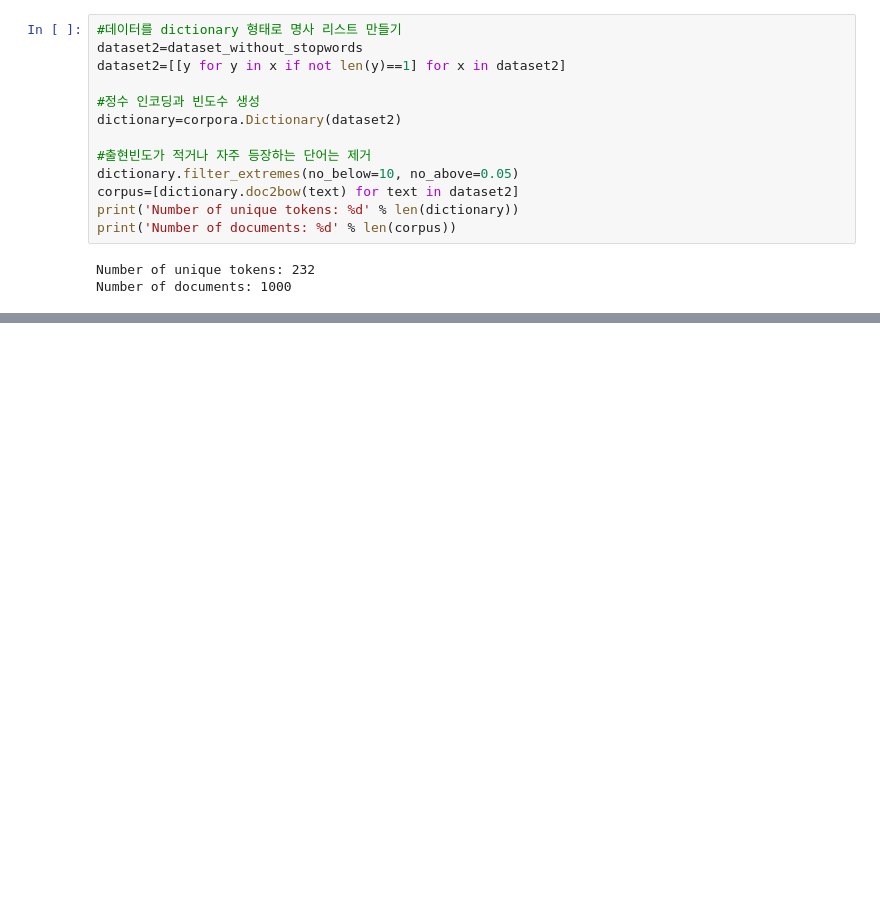
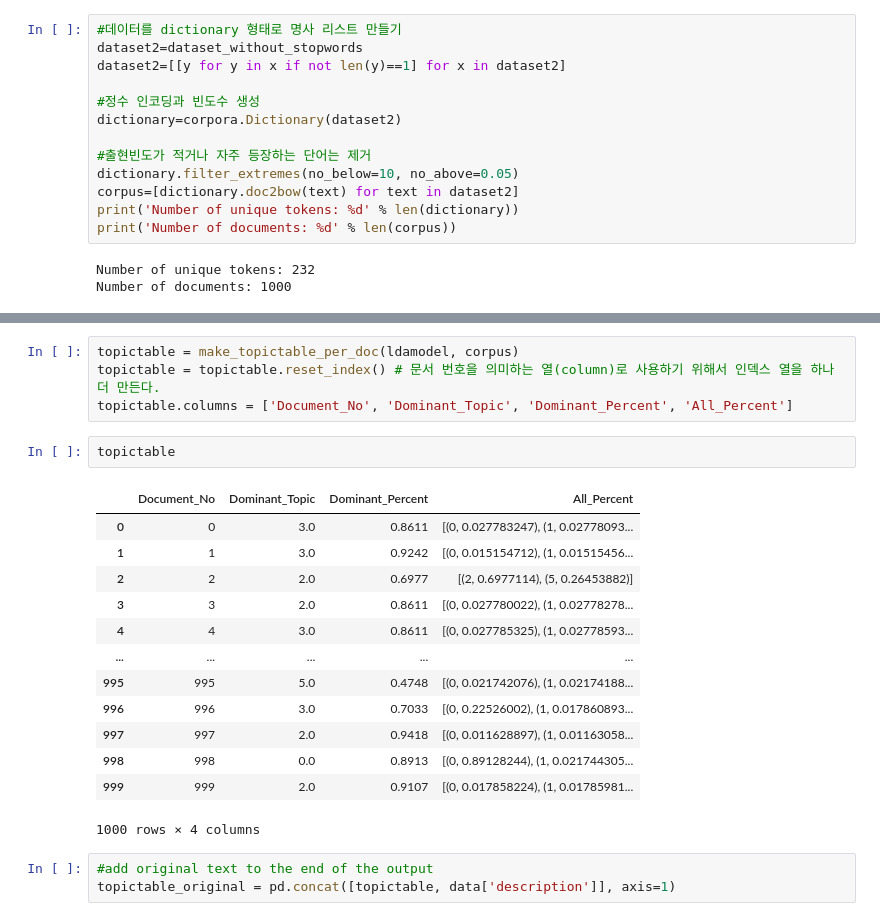
Before and after one commit to boraboralim/2021capstone, a Jupyter notebook: lda_topic_modeling.ipynb, the cells around one changed output, grey strips where cells are left out. Saved outputs shown, nothing was run; the diff lists cells and outputs as text; blank space fills up the shorter version.

```diff
--- a/lda_topic_modeling.ipynb
+++ b/lda_topic_modeling.ipynb
@@ -173,0 +183,23 @@ topic
+# %%
+topictable = make_topictable_per_doc(ldamodel, corpus)
+topictable = topictable.reset_index() # 문서 번호을 의미하는 열(column)로 사용하기 위해서 인덱스 열을 하나 더 만든다.
+topictable.columns = ['Document_No', 'Dominant_Topic', 'Dominant_Percent', 'All_Percent']
+# %%
+topictable
+# %% [output]
+|  | Document_No | Dominant_Topic | Dominant_Percent | All_Percent |
+| 0 | 0 | 3.0 | 0.8611 | [(0, 0.027783247), (1, 0.02778093... |
+| 1 | 1 | 3.0 | 0.9242 | [(0, 0.015154712), (1, 0.01515456... |
+| 2 | 2 | 2.0 | 0.6977 | [(2, 0.6977114), (5, 0.26453882)] |
+| 3 | 3 | 2.0 | 0.8611 | [(0, 0.027780022), (1, 0.02778278... |
+| 4 | 4 | 3.0 | 0.8611 | [(0, 0.027785325), (1, 0.02778593... |
+| ... | ... | ... | ... | ... |
+| 995 | 995 | 5.0 | 0.4748 | [(0, 0.021742076), (1, 0.02174188... |
+| 996 | 996 | 3.0 | 0.7033 | [(0, 0.22526002), (1, 0.017860893... |
+| 997 | 997 | 2.0 | 0.9418 | [(0, 0.011628897), (1, 0.01163058... |
+| 998 | 998 | 0.0 | 0.8913 | [(0, 0.89128244), (1, 0.021744305... |
+| 999 | 999 | 2.0 | 0.9107 | [(0, 0.017858224), (1, 0.01785981... |
+1000 rows × 4 columns
+# %%
+#add original text to the end of the output
+topictable_original = pd.concat([topictable, data['description']], axis=1)
```
Also changed, not shown: parts of 21 cells of this notebook.
